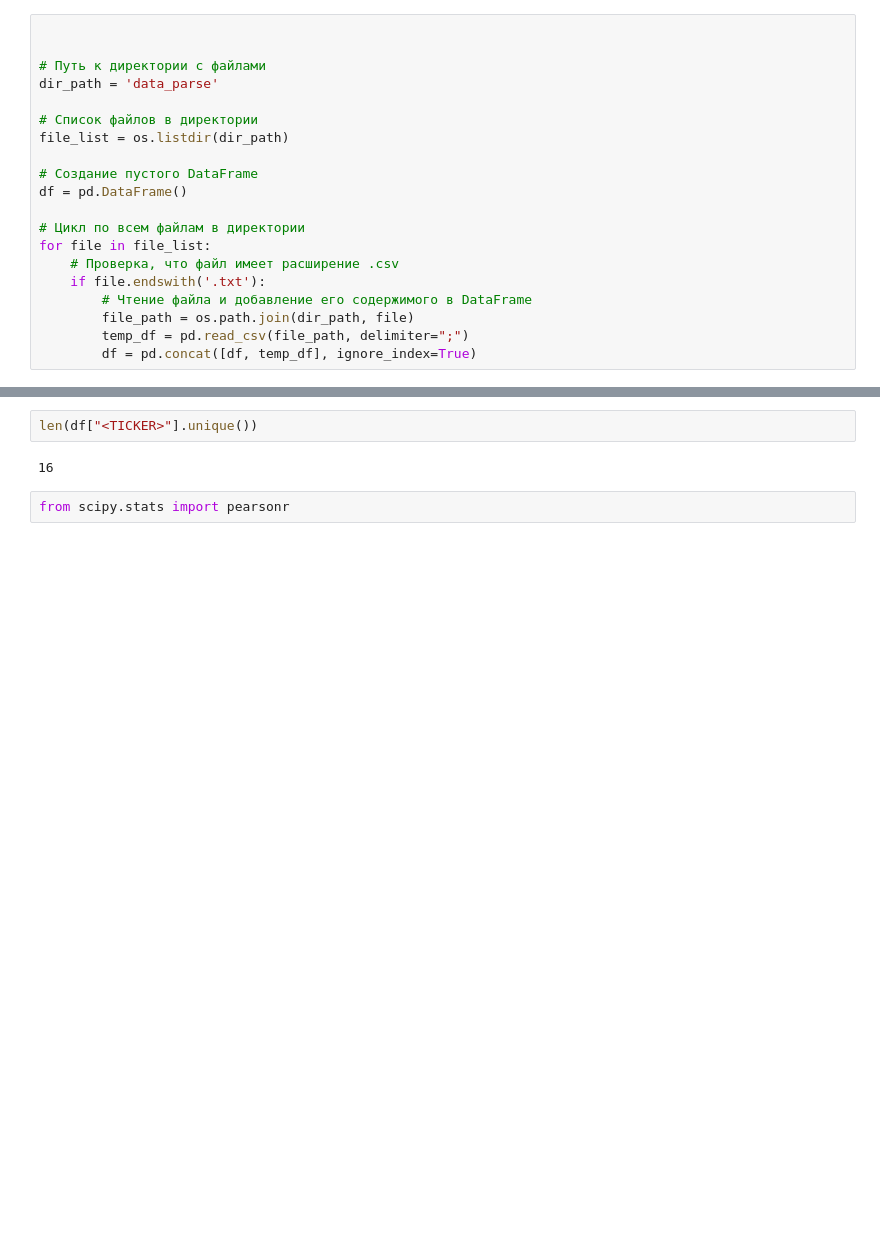
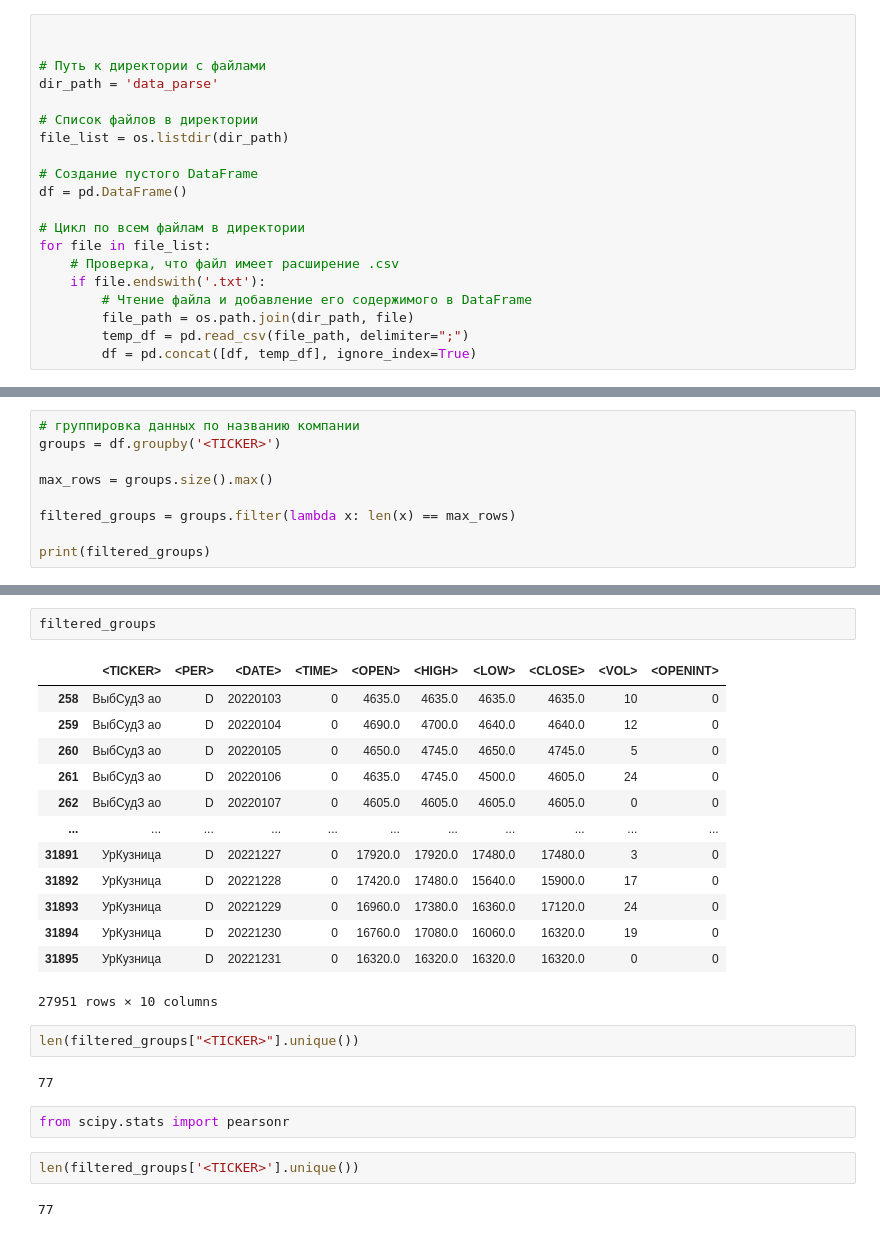
Before and after one commit to bitcoineazy/Network_Models, a Jupyter notebook: Теория_графов/06_tickers.ipynb, the cells around one changed output, grey strips where cells are left out. Drawn from its saved outputs; the diff is of its cells as text; blank space fills up the shorter version.

```diff
--- a/Теория_графов/06_tickers.ipynb
+++ b/Теория_графов/06_tickers.ipynb
@@ -120,0 +91,9 @@ df["<CLOSE>"][4]
+# %%
+# группировка данных по названию компании
+groups = df.groupby('<TICKER>')
+
+max_rows = groups.size().max()
+
+filtered_groups = groups.filter(lambda x: len(x) == max_rows)
+
+print(filtered_groups)
@@ -121,6 +118,26 @@ df["<CLOSE>"][4]
+# %%
+filtered_groups
+# %% [output]
+|  | <TICKER> | <PER> | <DATE> | <TIME> | <OPEN> | <HIGH> | <LOW> | <CLOSE> | <VOL> | <OPENINT> |
+| 258 | ВыбСудЗ ао | D | 20220103 | 0 | 4635.0 | 4635.0 | 4635.0 | 4635.0 | 10 | 0 |
+| 259 | ВыбСудЗ ао | D | 20220104 | 0 | 4690.0 | 4700.0 | 4640.0 | 4640.0 | 12 | 0 |
+| 260 | ВыбСудЗ ао | D | 20220105 | 0 | 4650.0 | 4745.0 | 4650.0 | 4745.0 | 5 | 0 |
+| 261 | ВыбСудЗ ао | D | 20220106 | 0 | 4635.0 | 4745.0 | 4500.0 | 4605.0 | 24 | 0 |
+| 262 | ВыбСудЗ ао | D | 20220107 | 0 | 4605.0 | 4605.0 | 4605.0 | 4605.0 | 0 | 0 |
+| ... | ... | ... | ... | ... | ... | ... | ... | ... | ... | ... |
+| 31891 | УрКузница | D | 20221227 | 0 | 17920.0 | 17920.0 | 17480.0 | 17480.0 | 3 | 0 |
+| 31892 | УрКузница | D | 20221228 | 0 | 17420.0 | 17480.0 | 15640.0 | 15900.0 | 17 | 0 |
+| 31893 | УрКузница | D | 20221229 | 0 | 16960.0 | 17380.0 | 16360.0 | 17120.0 | 24 | 0 |
+| 31894 | УрКузница | D | 20221230 | 0 | 16760.0 | 17080.0 | 16060.0 | 16320.0 | 19 | 0 |
+| 31895 | УрКузница | D | 20221231 | 0 | 16320.0 | 16320.0 | 16320.0 | 16320.0 | 0 | 0 |
+27951 rows × 10 columns
 # %%
-len(df["<TICKER>"].unique())
+len(filtered_groups["<TICKER>"].unique())
 # %% [output]
-16
+77
 # %%
 from scipy.stats import pearsonr
+# %%
+len(filtered_groups['<TICKER>'].unique())
+# %% [output]
+77
```
Also changed, not shown: parts of 33 cells of this notebook.
